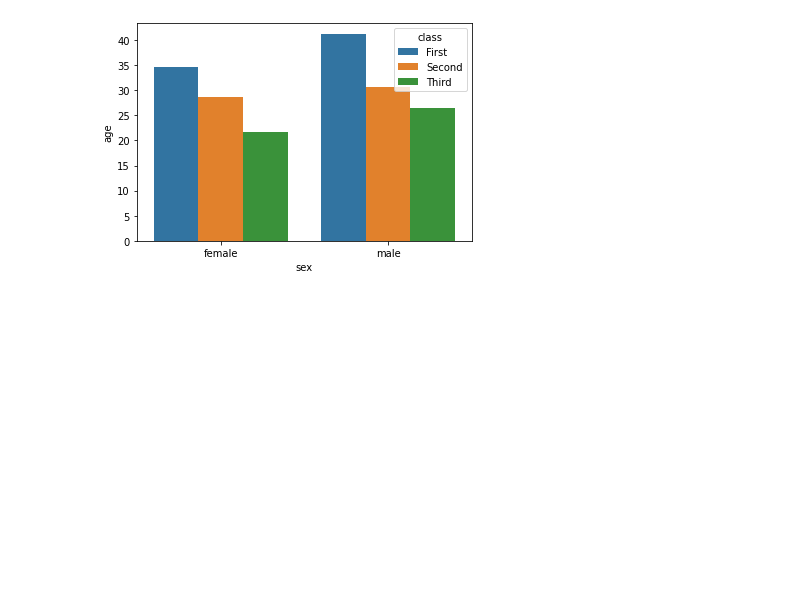
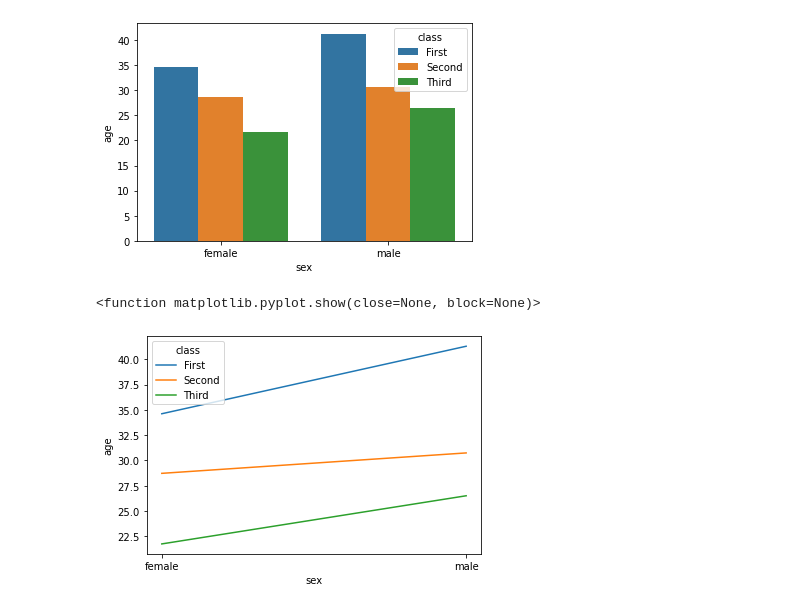
Before and after one commit to usmanjavaid227/Complete_Data-Science, a Jupyter notebook: panda/case_study.ipynb/case-1_kashti.ipynb, the cells around one changed output. Cells and saved outputs as stored; diff of their text form; code cells hidden in the pictures; blank space fills up the shorter version.

```diff
--- a/panda/case_study.ipynb/case-1_kashti.ipynb
+++ b/panda/case_study.ipynb/case-1_kashti.ipynb
@@ -121,3 +121,11 @@ sns.barplot(x="sex",y="age",hue="class",data=kash)
 plt.show()
 # %% [output]
 [figure]
+# %%
+#draw a linr plot
+kash=pd.read_csv("kash.csv")
+sns.lineplot(x="sex",y="age",hue="class",data=kash)
+plt.show
+# %% [output]
+<function matplotlib.pyplot.show(close=None, block=None)>
+[figure, added]
```
